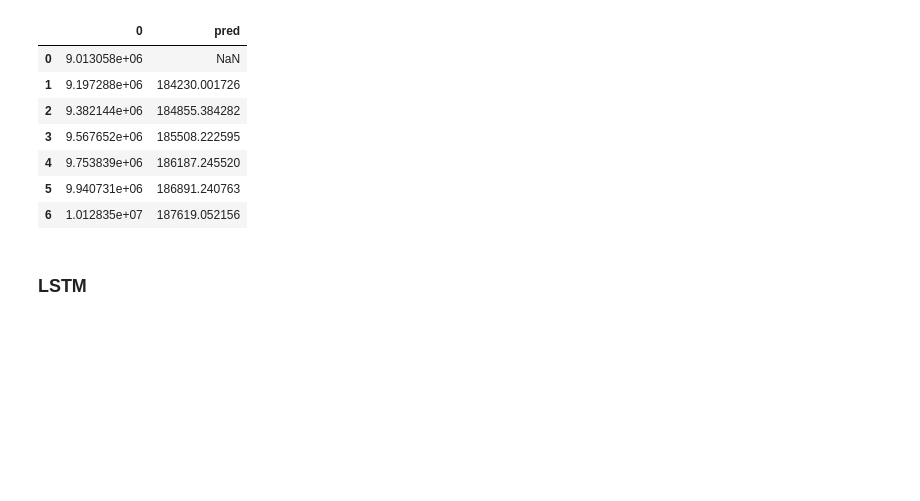
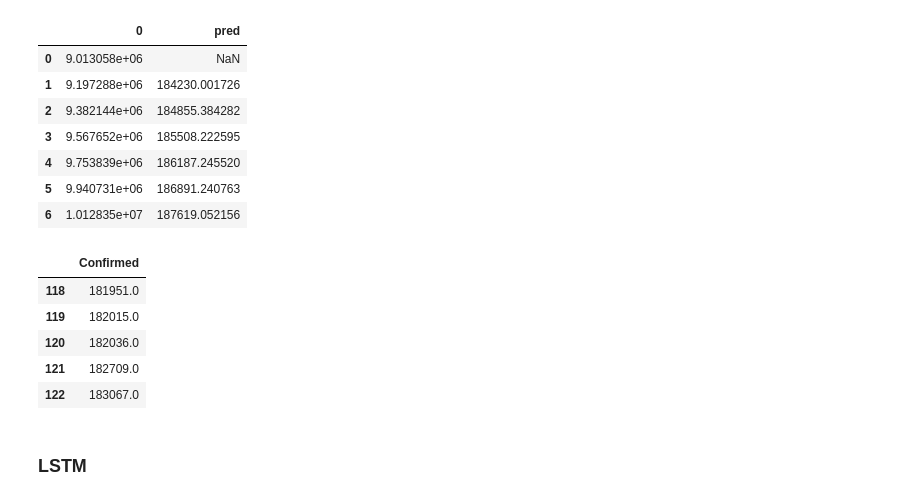
Before and after one commit to klchai/dashboard_coronavirus, a Jupyter notebook: server/prophet.ipynb, the cells around one changed output. Cells and saved outputs as stored; diff of their text form; code cells hidden in the pictures; blank space fills up the shorter version.

```diff
--- a/server/prophet.ipynb
+++ b/server/prophet.ipynb
@@ -163,6 +154,14 @@ pred
 | 6 | 1.012835e+07 | 187619.052156 |
 # %%
 dataset_c = pd.DataFrame(pred_cnfrm['Confirmed'])
+dataset_c.tail()
+# %% [output]
+|  | Confirmed |
+| 118 | 181951.0 |
+| 119 | 182015.0 |
+| 120 | 182036.0 |
+| 121 | 182709.0 |
+| 122 | 183067.0 |
 # %%
 data = np.array(dataset_c).reshape(-1, 1)
 train_data = dataset_c[:len(dataset_c)-8]
```
Also changed, not shown: parts of 4 cells of this notebook, 2 other files.
